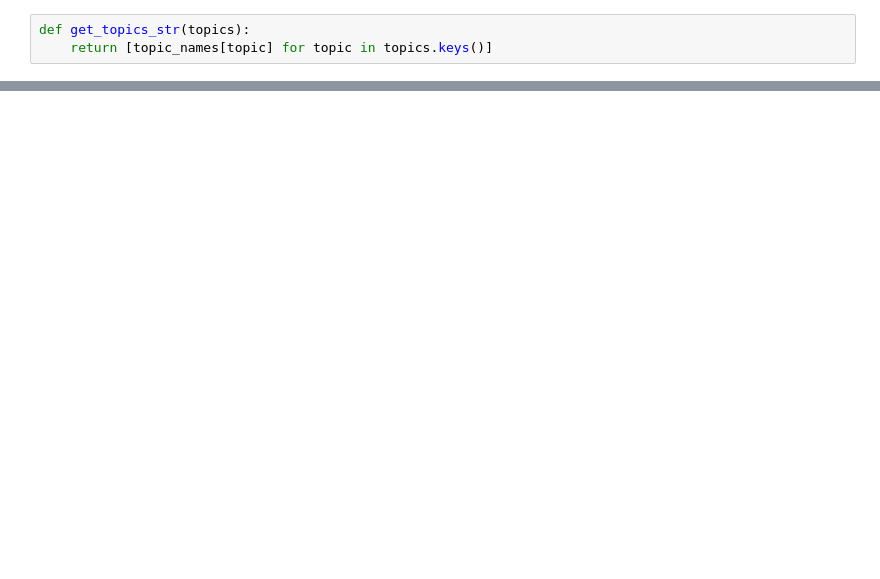
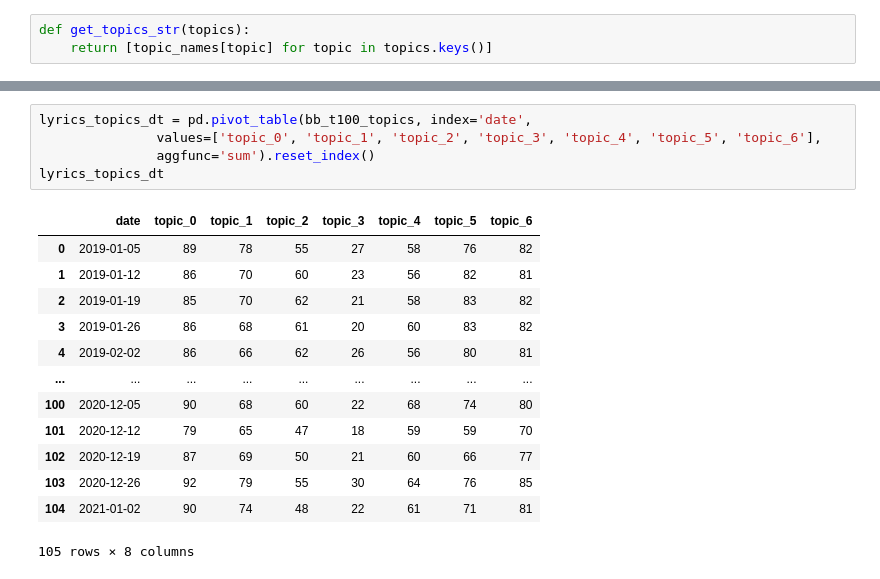
Before and after one commit to FelixSiegfriedRiedel/chart-lyrics-analysis, a Jupyter notebook: src/notebooks/topic_modeling.ipynb, the cells around one changed output, grey strips where cells are left out. Drawn from its saved outputs; the diff is of its cells as text; blank space fills up the shorter version.

```diff
--- a/src/notebooks/topic_modeling.ipynb
+++ b/src/notebooks/topic_modeling.ipynb
@@ -405,0 +481,19 @@ lyrics_topics.to_excel('../../data/topic_modeling/bb_t100_sentiment.xlsx')
+# %%
+lyrics_topics_dt = pd.pivot_table(bb_t100_topics, index='date',
+               values=['topic_0', 'topic_1', 'topic_2', 'topic_3', 'topic_4', 'topic_5', 'topic_6'],
+               aggfunc='sum').reset_index()
+lyrics_topics_dt
+# %% [output]
+|  | date | topic_0 | topic_1 | topic_2 | topic_3 | topic_4 | topic_5 | topic_6 |
+| 0 | 2019-01-05 | 89 | 78 | 55 | 27 | 58 | 76 | 82 |
+| 1 | 2019-01-12 | 86 | 70 | 60 | 23 | 56 | 82 | 81 |
+| 2 | 2019-01-19 | 85 | 70 | 62 | 21 | 58 | 83 | 82 |
+| 3 | 2019-01-26 | 86 | 68 | 61 | 20 | 60 | 83 | 82 |
+| 4 | 2019-02-02 | 86 | 66 | 62 | 26 | 56 | 80 | 81 |
+| ... | ... | ... | ... | ... | ... | ... | ... | ... |
+| 100 | 2020-12-05 | 90 | 68 | 60 | 22 | 68 | 74 | 80 |
+| 101 | 2020-12-12 | 79 | 65 | 47 | 18 | 59 | 59 | 70 |
+| 102 | 2020-12-19 | 87 | 69 | 50 | 21 | 60 | 66 | 77 |
+| 103 | 2020-12-26 | 92 | 79 | 55 | 30 | 64 | 76 | 85 |
+| 104 | 2021-01-02 | 90 | 74 | 48 | 22 | 61 | 71 | 81 |
+105 rows × 8 columns
```
Also changed, not shown: parts of 30 cells of this notebook.
